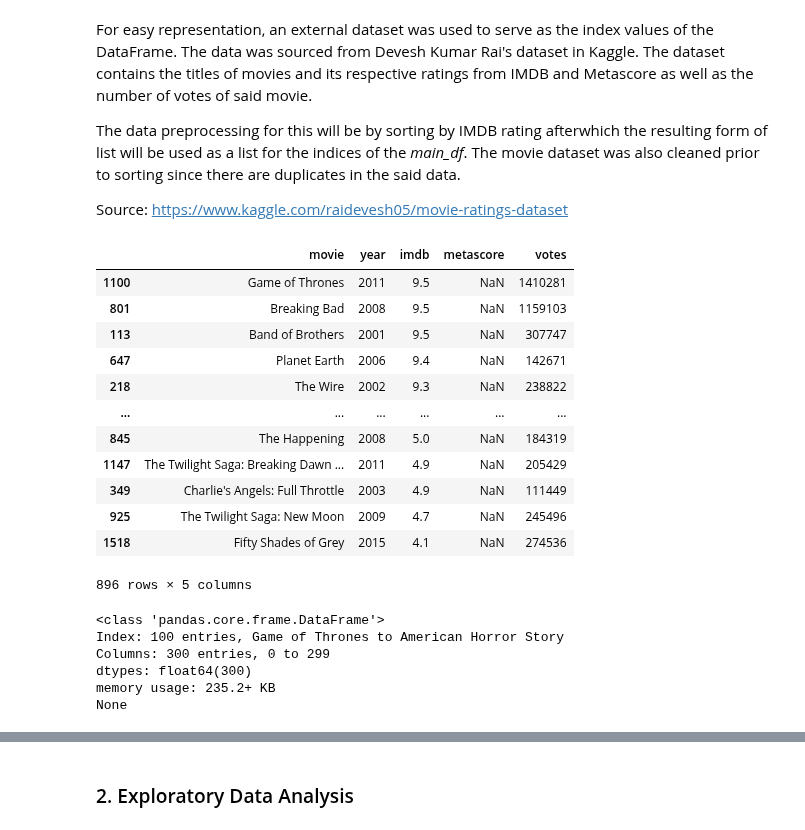
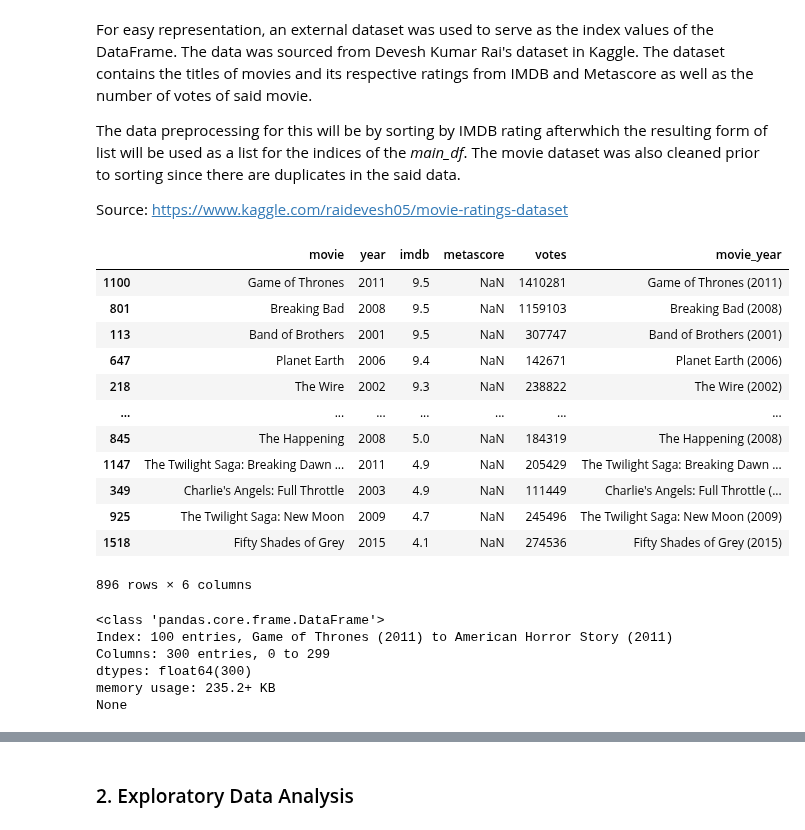
Before and after one commit to jm55/CSMODEL, a Jupyter notebook: Project 2/CSMODEL - Movies_Collab Project.ipynb, the cells around one changed output, grey strips where cells are left out. Drawn from its saved outputs; the diff is of its cells as text; code cells hidden in the pictures.

```diff
--- a/Project 2/CSMODEL - Movies_Collab Project.ipynb
+++ b/Project 2/CSMODEL - Movies_Collab Project.ipynb
@@ -46,31 +55,32 @@ Source: https://www.kaggle.com/raidevesh05/movie-ratings-dataset
 # %%
 movieList = pd.read_csv('movie_ratings.csv')
 movieList.drop(columns='Unnamed: 0', inplace=True)
 movieList.drop_duplicates(subset='movie',inplace=True)
 movieList.sort_values(by='imdb',inplace=True,ascending=False)
+movieList['movie_year'] = movieList.movie.map(str) + ' (' +movieList.year.map(str) + ')'
 movieList
 # %% [output]
-|  | movie | year | imdb | metascore | votes |
-| 1100 | Game of Thrones | 2011 | 9.5 | NaN | 1410281 |
-| 801 | Breaking Bad | 2008 | 9.5 | NaN | 1159103 |
-| 113 | Band of Brothers | 2001 | 9.5 | NaN | 307747 |
-| 647 | Planet Earth | 2006 | 9.4 | NaN | 142671 |
-| 218 | The Wire | 2002 | 9.3 | NaN | 238822 |
-| ... | ... | ... | ... | ... | ... |
-| 845 | The Happening | 2008 | 5.0 | NaN | 184319 |
-| 1147 | The Twilight Saga: Breaking Dawn ... | 2011 | 4.9 | NaN | 205429 |
-| 349 | Charlie's Angels: Full Throttle | 2003 | 4.9 | NaN | 111449 |
-| 925 | The Twilight Saga: New Moon | 2009 | 4.7 | NaN | 245496 |
-| 1518 | Fifty Shades of Grey | 2015 | 4.1 | NaN | 274536 |
+|  | movie | year | imdb | metascore | votes | movie_year |
+| 1100 | Game of Thrones | 2011 | 9.5 | NaN | 1410281 | Game of Thrones (2011) |
+| 801 | Breaking Bad | 2008 | 9.5 | NaN | 1159103 | Breaking Bad (2008) |
+| 113 | Band of Brothers | 2001 | 9.5 | NaN | 307747 | Band of Brothers (2001) |
+| 647 | Planet Earth | 2006 | 9.4 | NaN | 142671 | Planet Earth (2006) |
+| 218 | The Wire | 2002 | 9.3 | NaN | 238822 | The Wire (2002) |
+| ... | ... | ... | ... | ... | ... | ... |
+| 845 | The Happening | 2008 | 5.0 | NaN | 184319 | The Happening (2008) |
+| 1147 | The Twilight Saga: Breaking Dawn ... | 2011 | 4.9 | NaN | 205429 | The Twilight Saga: Breaking Dawn ... |
+| 349 | Charlie's Angels: Full Throttle | 2003 | 4.9 | NaN | 111449 | Charlie's Angels: Full Throttle (... |
+| 925 | The Twilight Saga: New Moon | 2009 | 4.7 | NaN | 245496 | The Twilight Saga: New Moon (2009) |
+| 1518 | Fifty Shades of Grey | 2015 | 4.1 | NaN | 274536 | Fifty Shades of Grey (2015) |
-896 rows × 5 columns
+896 rows × 6 columns
 # %%
-itemList = movieList['movie'].to_list()
-itemList = itemList[0:100] #limiting to entry size
+itemList = movieList['movie_year'].to_list()
+itemList = itemList[0:100] #limiting to row size
 main_df.index = itemList
 print(main_df.info())
 # %% [output]
 <class 'pandas.core.frame.DataFrame'>
-Index: 100 entries, Game of Thrones to American Horror Story
+Index: 100 entries, Game of Thrones (2011) to American Horror Story (2011)
 Columns: 300 entries, 0 to 299
 dtypes: float64(300)
 memory usage: 235.2+ KB
```
Also changed, not shown: parts of 14 cells of this notebook.
